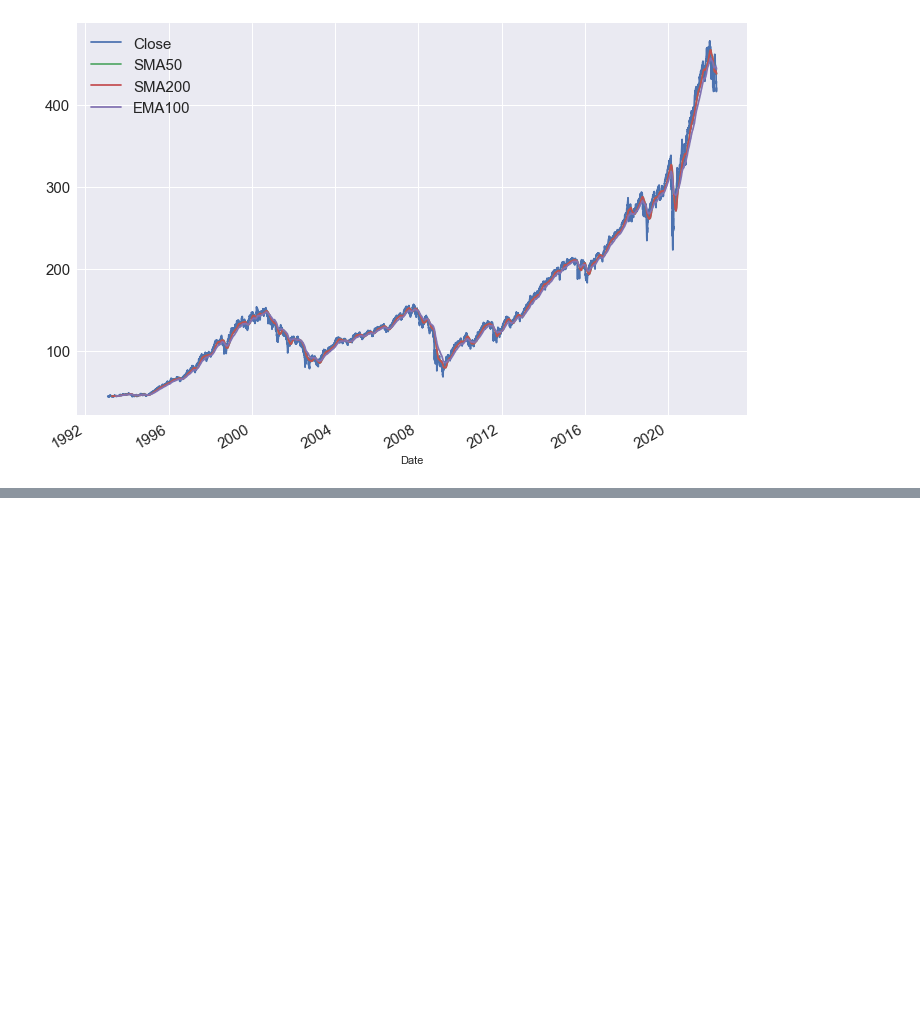
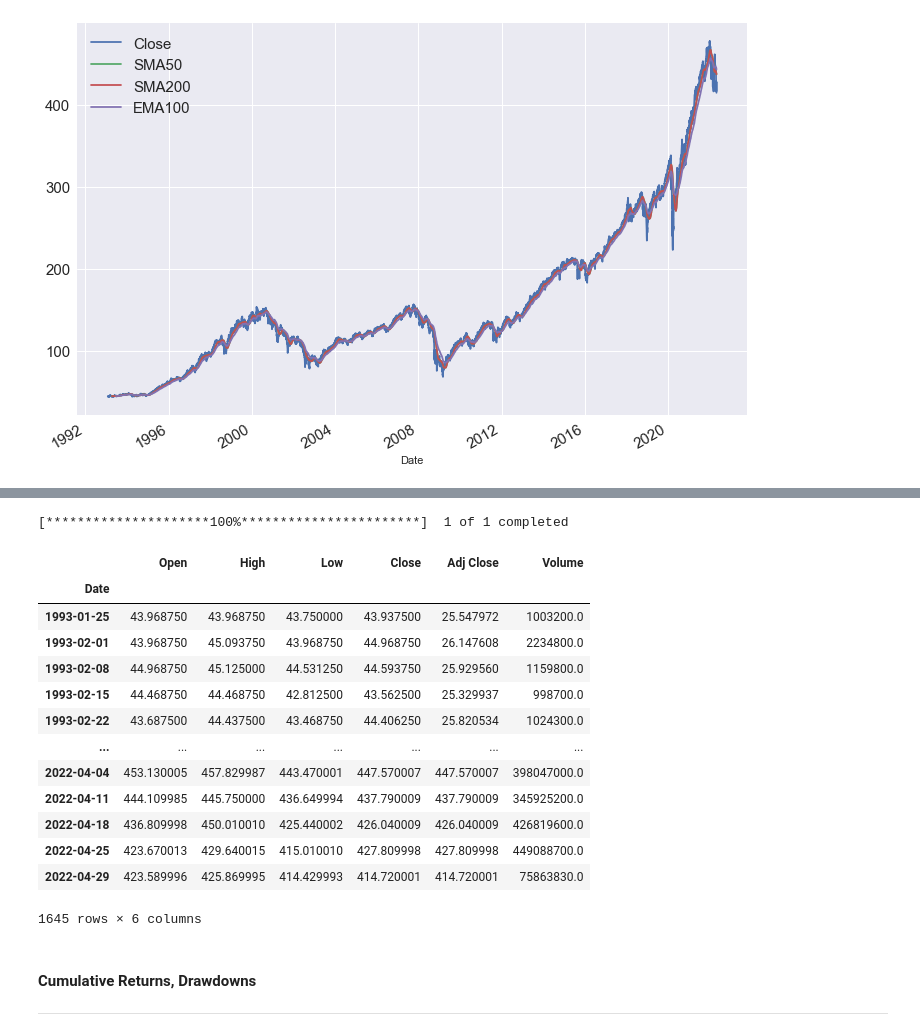
Before and after one commit to factorwonk/algozerotohero, a Jupyter notebook: yfinance_technical.ipynb, the cells around one changed output, grey strips where cells are left out. Saved outputs shown, nothing was run; the diff lists cells and outputs as text; code cells hidden in the pictures; blank space fills up the shorter version.

```diff
--- a/yfinance_technical.ipynb
+++ b/yfinance_technical.ipynb
@@ -266,0 +408,23 @@ plt.show()
+# %%
+# Download weekly data
+SPY_wk = yf.download("SPY", interval="1wk")
+SPY_wk
+# %% [output]
+[*********************100%***********************]  1 of 1 completed
+|  | Open | High | Low | Close | Adj Close | Volume |
+| Date |  |  |  |  |  |  |
+| 1993-01-25 | 43.968750 | 43.968750 | 43.750000 | 43.937500 | 25.547972 | 1003200.0 |
+| 1993-02-01 | 43.968750 | 45.093750 | 43.968750 | 44.968750 | 26.147608 | 2234800.0 |
+| 1993-02-08 | 44.968750 | 45.125000 | 44.531250 | 44.593750 | 25.929560 | 1159800.0 |
+| 1993-02-15 | 44.468750 | 44.468750 | 42.812500 | 43.562500 | 25.329937 | 998700.0 |
+| 1993-02-22 | 43.687500 | 44.437500 | 43.468750 | 44.406250 | 25.820534 | 1024300.0 |
+| ... | ... | ... | ... | ... | ... | ... |
+| 2022-04-04 | 453.130005 | 457.829987 | 443.470001 | 447.570007 | 447.570007 | 398047000.0 |
+| 2022-04-11 | 444.109985 | 445.750000 | 436.649994 | 437.790009 | 437.790009 | 345925200.0 |
+| 2022-04-18 | 436.809998 | 450.010010 | 425.440002 | 426.040009 | 426.040009 | 426819600.0 |
+| 2022-04-25 | 423.670013 | 429.640015 | 415.010010 | 427.809998 | 427.809998 | 449088700.0 |
+| 2022-04-29 | 423.589996 | 425.869995 | 414.429993 | 414.720001 | 414.720001 | 75863830.0 |
+1645 rows × 6 columns
+# %% [markdown]
+#### Cumulative Returns, Drawdowns
+---
```
Also changed, not shown: parts of 30 cells of this notebook, 1 other file.
